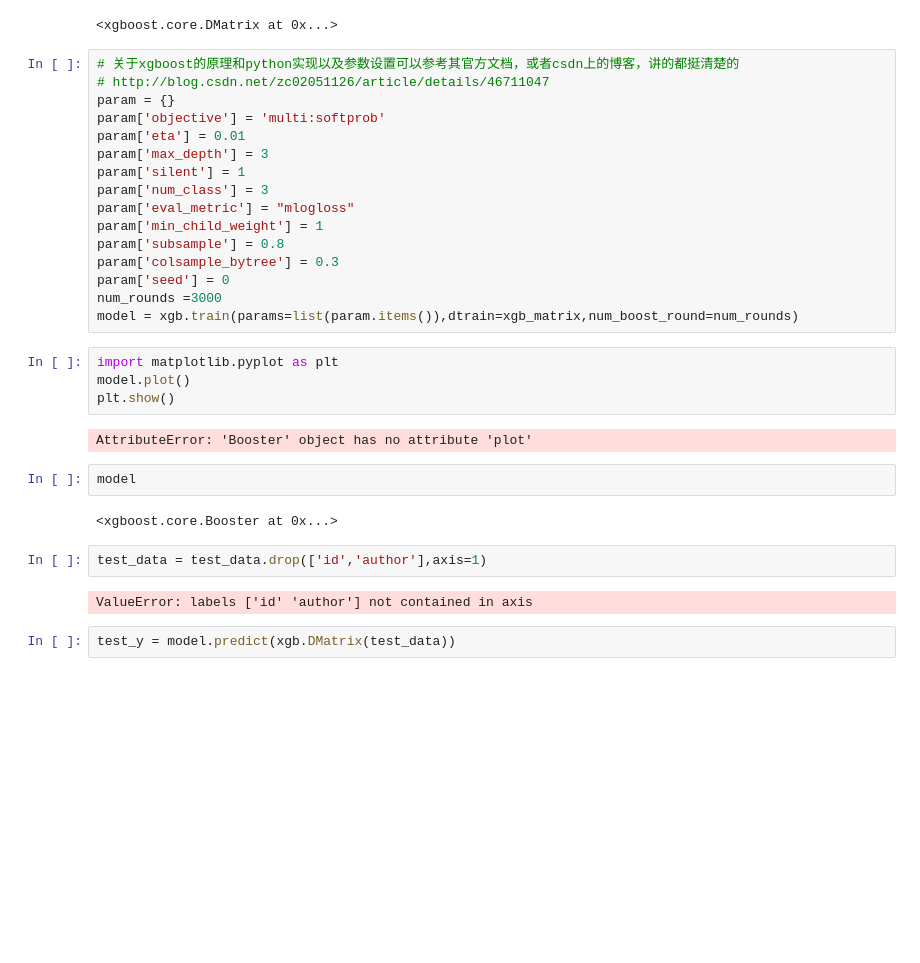
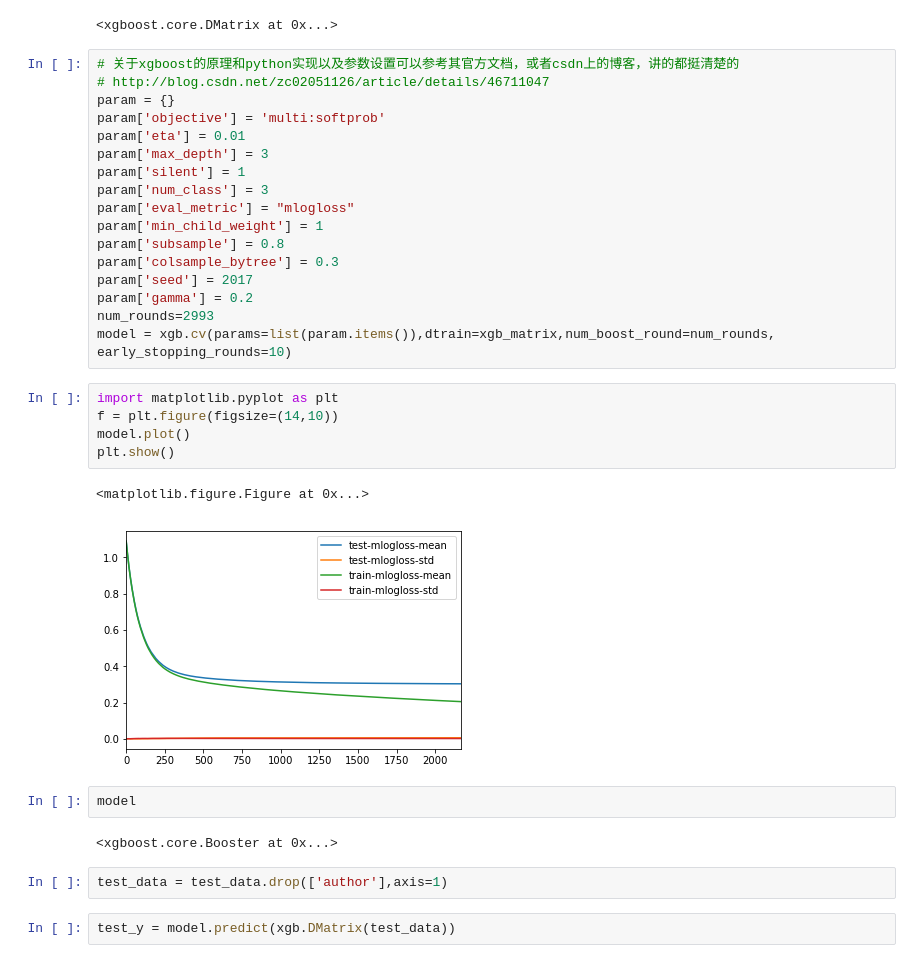
Before and after one commit to baldFemale/kaggle_author_identification, a Jupyter notebook: author_model.ipynb, the cells around one changed output. Cells and saved outputs as stored; diff of their text form; blank space fills up the shorter version.

```diff
--- a/author_model.ipynb
+++ b/author_model.ipynb
@@ -85,23 +138,24 @@ param['eval_metric'] = "mlogloss"
 param['min_child_weight'] = 1
 param['subsample'] = 0.8
 param['colsample_bytree'] = 0.3
-param['seed'] = 0
-num_rounds =3000
-model = xgb.train(params=list(param.items()),dtrain=xgb_matrix,num_boost_round=num_rounds)
+param['seed'] = 2017
+param['gamma'] = 0.2
+num_rounds=2993
+model = xgb.cv(params=list(param.items()),dtrain=xgb_matrix,num_boost_round=num_rounds, early_stopping_rounds=10)
 # %%
 import matplotlib.pyplot as plt
+f = plt.figure(figsize=(14,10))
 model.plot()
 plt.show()
 # %% [output]
-AttributeError: 'Booster' object has no attribute 'plot'
+<matplotlib.figure.Figure at 0x...>
+[figure, added]
 # %%
 model
 # %% [output]
 <xgboost.core.Booster at 0x...>
 # %%
-test_data = test_data.drop(['id','author'],axis=1)
+test_data = test_data.drop(['author'],axis=1)
-# %% [output]
-ValueError: labels ['id' 'author'] not contained in axis
 # %%
 test_y = model.predict(xgb.DMatrix(test_data))
 # %%
```
Also changed, not shown: parts of 31 cells of this notebook, 2 other files.
